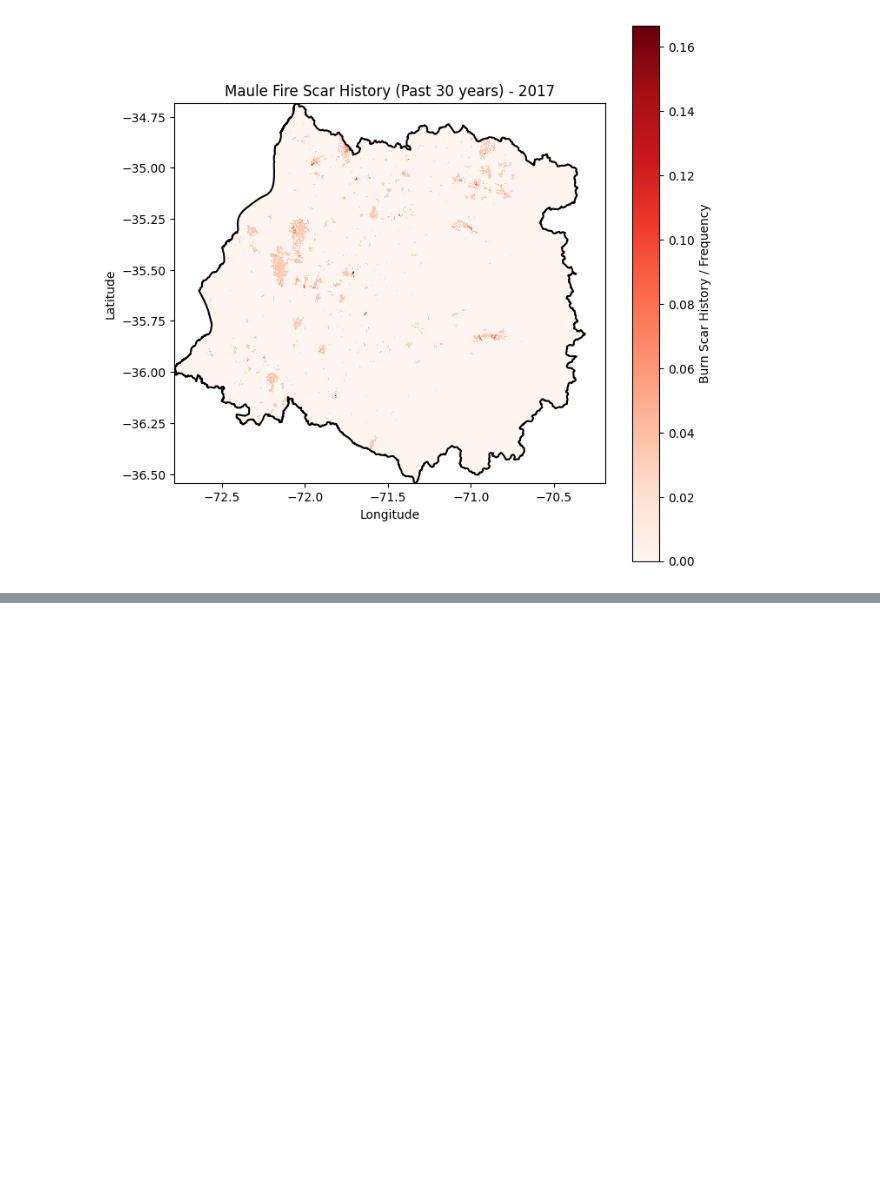
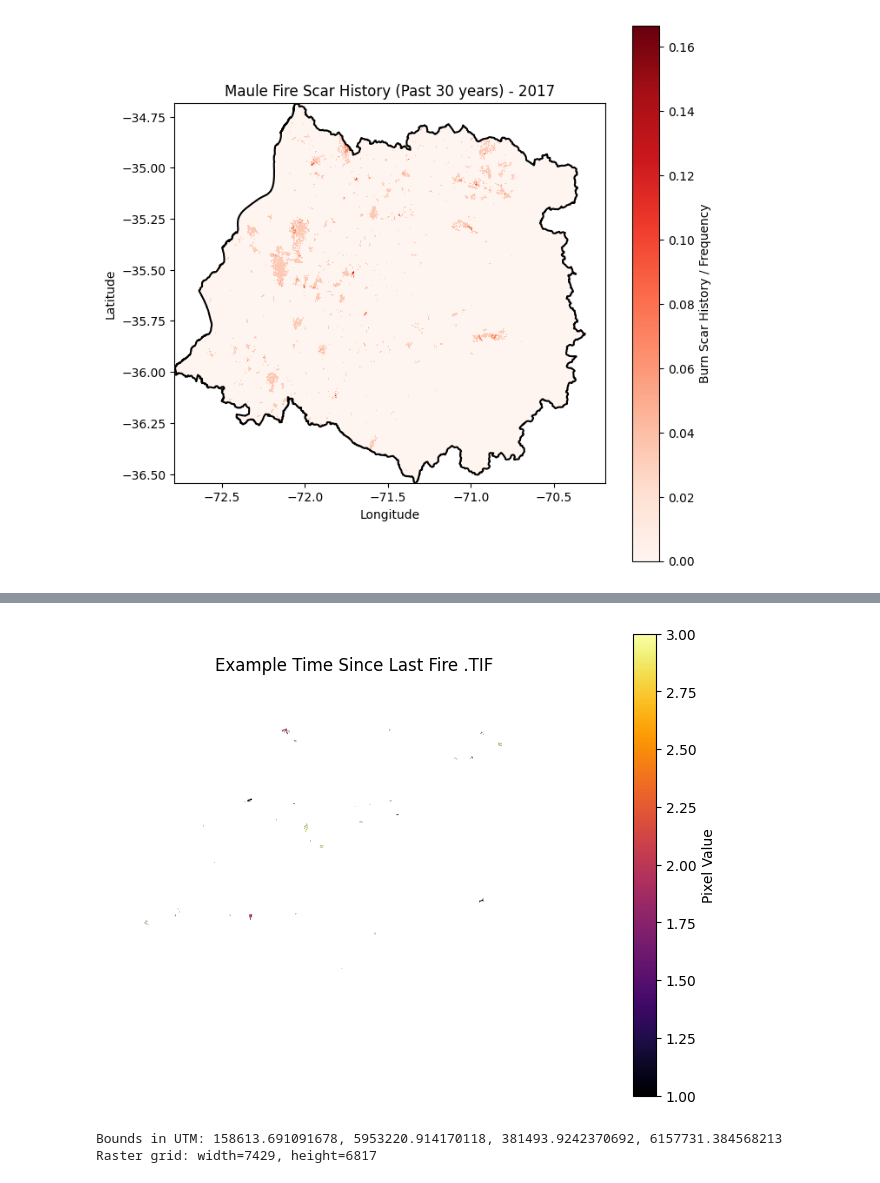
Before and after one commit to abbystokes/wildfire-risk-ml, a Jupyter notebook: merged_scars.ipynb, the cells around one changed output, grey strips where cells are left out. Drawn from its saved outputs; the diff is of its cells as text; code cells hidden in the pictures; blank space fills up the shorter version.

Commit message:
created time since last fire and probabilistic ignition point maps

```diff
--- a/merged_scars.ipynb
+++ b/merged_scars.ipynb
@@ -457,0 +571,50 @@ for year, group in df.groupby('FireSeason'):
+# %%
+# Visualize an example
+import matplotlib.pyplot as plt
+import rasterio
+tif_path = "capas/incendio/time_since_last_fire/time_since_last_fire_1989.tif"
+#tif_path = "merged_rasters/Maule_FireScars_2017.tif"
+# Open and display the image
+with rasterio.open(tif_path) as src:
+    image = src.read(1)
+    plt.figure(figsize=(8, 6))
+    plt.imshow(image, cmap='inferno')
+    plt.title("Example Time Since Last Fire .TIF")
+    plt.colorbar(label="Pixel Value")
+    plt.axis('off')
+    plt.show()
+# %% [output]
+[figure, added]
+# %%
+### Merged ignition point maps
+
+import rasterio
+from rasterio.transform import from_origin
+from rasterio.features import rasterize
+from scipy.ndimage import gaussian_filter
+
+# Parameters
+resolution = 30  # meters
+sigma_meters = 90  # uncertainty
+sigma_px = sigma_meters / resolution
+
+maule_utm = maule_poly.to_crs("EPSG:32719")  # UTM Zone 19S
+
+# Get the bounds in UTM (meters)
+minx, miny, maxx, maxy = maule_utm.total_bounds
+
+# Create a bounding box around Maule for raster size
+
+width = int((maxx - minx) / resolution)  # Pixels per row (width)
+height = int((maxy - miny) / resolution)  # Pixels per column (height)
+
+
+# Print out the bounds and check
+print(f"Bounds in UTM: {minx}, {miny}, {maxx}, {maxy}")
+print(f"Raster grid: width={width}, height={height}")
+
+# Create affine transform for raster (Top-left origin)
+transform = from_origin(minx, maxy, resolution, resolution)
+# %% [output]
+Bounds in UTM: 158613.691091678, 5953220.914170118, 381493.9242370692, 6157731.384568213
+Raster grid: width=7429, height=6817
```
Also changed, not shown: parts of 7 cells of this notebook, 1 other file.
